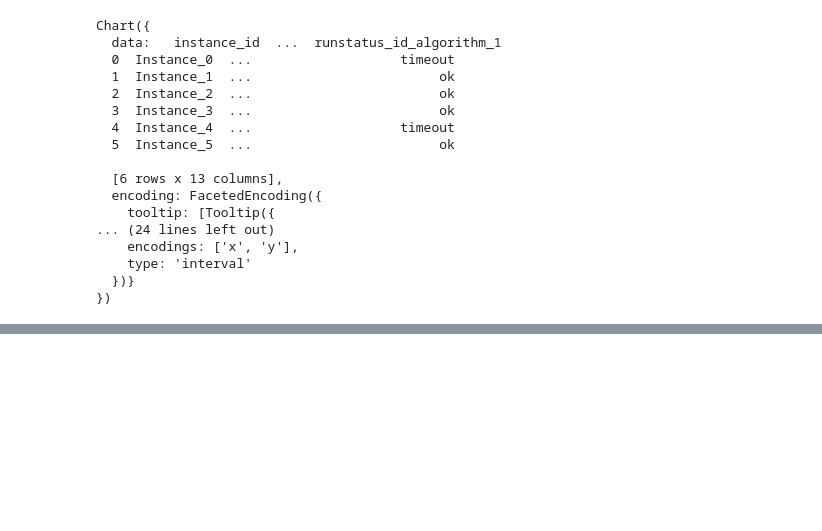
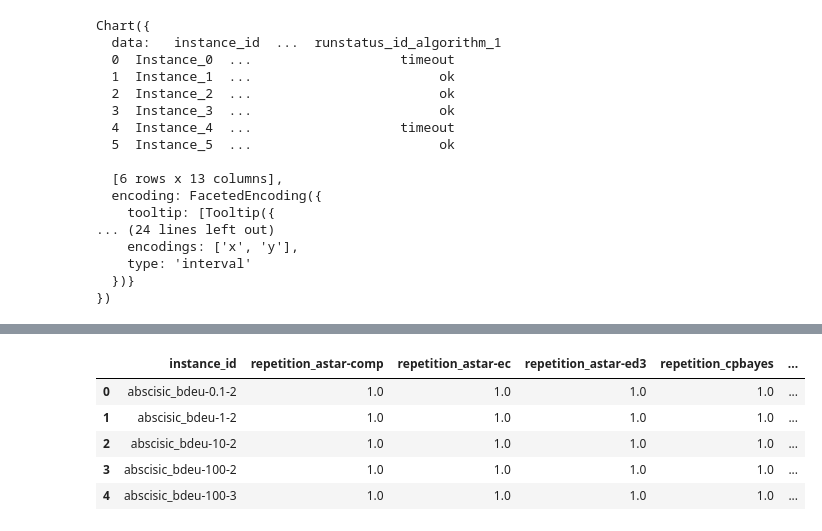
Before and after one commit to chawlaKat/Notebook-Noodlings, a Jupyter notebook: Get_Scattered.ipynb, the cells around one changed output, grey strips where cells are left out. Cells and saved outputs as stored; diff of their text form; code cells hidden in the pictures; blank space fills up the shorter version.

```diff
--- a/Get_Scattered.ipynb
+++ b/Get_Scattered.ipynb
@@ -1195,0 +1274,10 @@ how can i let users choose whether to include or exclude 'memout' and 'timout' ?
+# %%
+aslong_flat.reset_index(inplace = True)
+aslong_flat.head()
+# %% [output]
+|  | instance_id | repetition_astar-comp | repetition_astar-ec | repetition_astar-ed3 | repetition_cpbayes | ... |
+| 0 | abscisic_bdeu-0.1-2 | 1.0 | 1.0 | 1.0 | 1.0 | ... |
+| 1 | abscisic_bdeu-1-2 | 1.0 | 1.0 | 1.0 | 1.0 | ... |
+| 2 | abscisic_bdeu-10-2 | 1.0 | 1.0 | 1.0 | 1.0 | ... |
+| 3 | abscisic_bdeu-100-2 | 1.0 | 1.0 | 1.0 | 1.0 | ... |
+| 4 | abscisic_bdeu-100-3 | 1.0 | 1.0 | 1.0 | 1.0 | ... |
```
Also changed, not shown: parts of 14 cells of this notebook.
